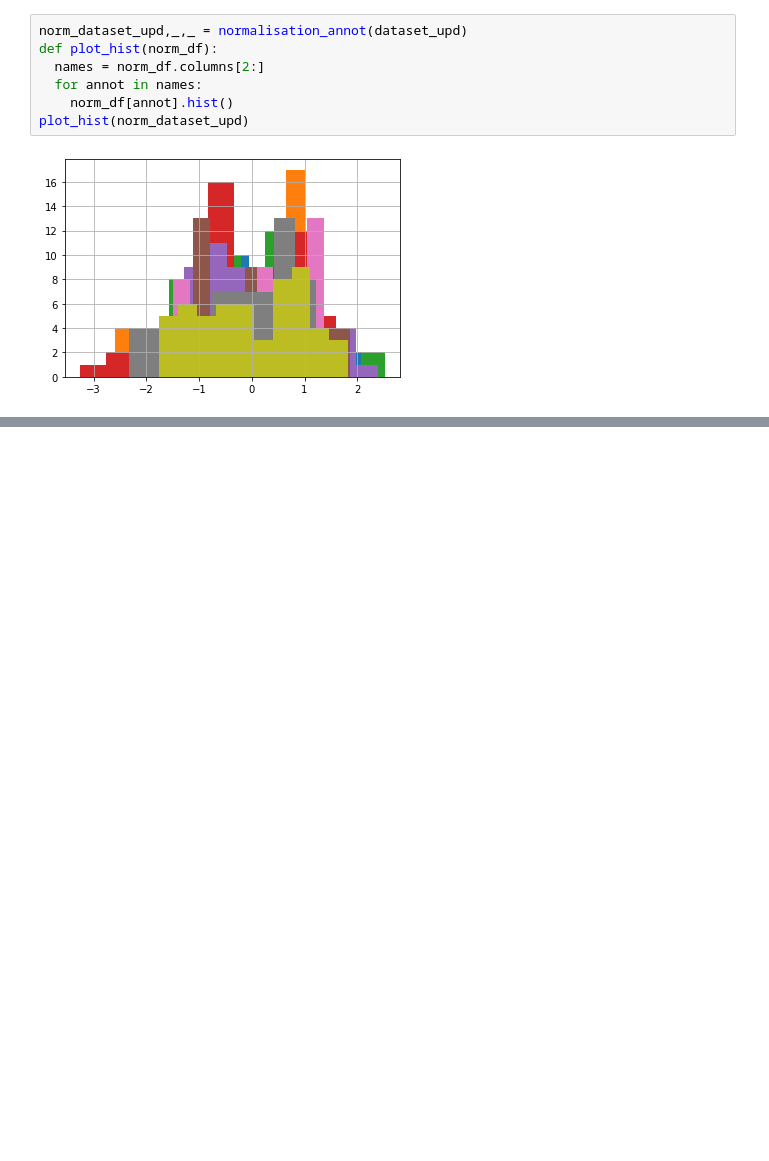
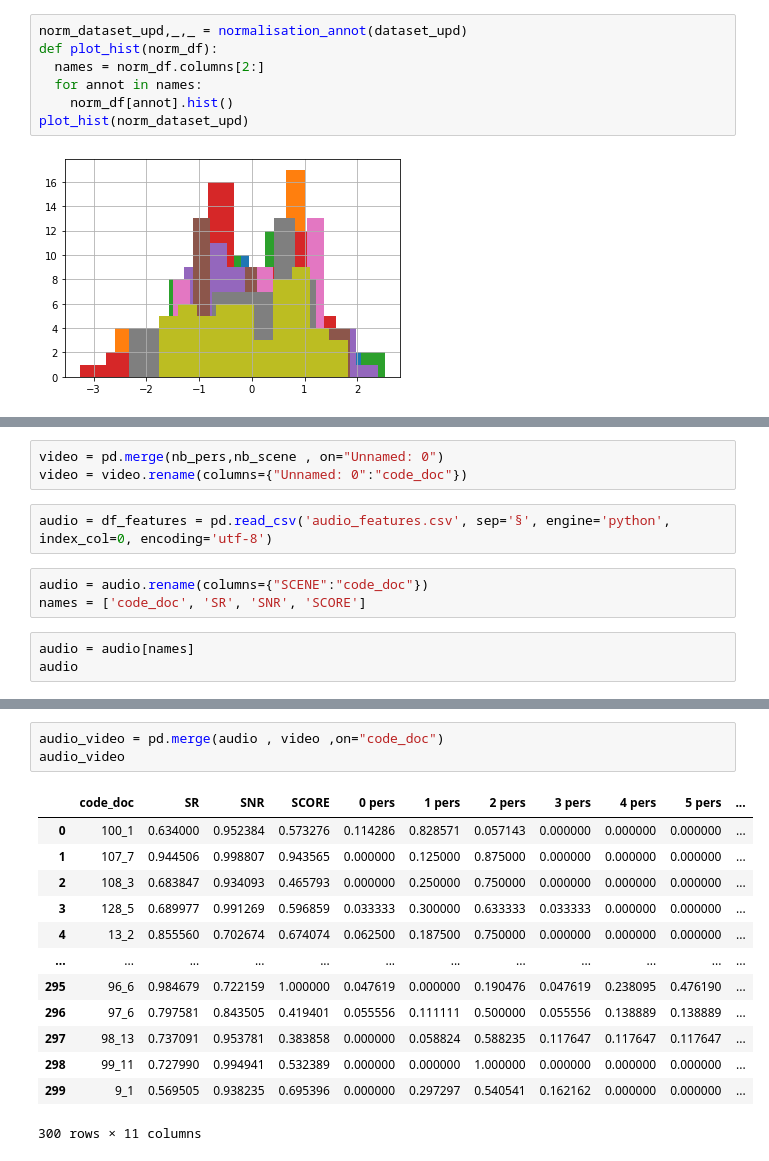
Before and after one commit to vincentnam/Project-Archean, a Jupyter notebook: ChallengeM2SID_2019.ipynb, the cells around one changed output, grey strips where cells are left out. Drawn from its saved outputs; the diff is of its cells as text; blank space fills up the shorter version.

```diff
--- a/ChallengeM2SID_2019.ipynb
+++ b/ChallengeM2SID_2019.ipynb
@@ -1471,0 +1587,11 @@ Héhé, on semble ne pas avoir de distribution normale !
+# %%
+video = pd.merge(nb_pers,nb_scene , on="Unnamed: 0")
+video = video.rename(columns={"Unnamed: 0":"code_doc"})
+# %%
+audio = df_features = pd.read_csv('audio_features.csv', sep='§', engine='python', index_col=0, encoding='utf-8')
+# %%
+audio = audio.rename(columns={"SCENE":"code_doc"})
+names = ['code_doc', 'SR', 'SNR', 'SCORE']
+# %%
+audio = audio[names]
+audio
@@ -1471,0 +1628,17 @@ Héhé, on semble ne pas avoir de distribution normale !
+# %%
+audio_video = pd.merge(audio , video ,on="code_doc")
+audio_video
+# %% [output]
+|  | code_doc | SR | SNR | SCORE | 0 pers | 1 pers | 2 pers | 3 pers | 4 pers | 5 pers | ... |
+| 0 | 100_1 | 0.634000 | 0.952384 | 0.573276 | 0.114286 | 0.828571 | 0.057143 | 0.000000 | 0.000000 | 0.000000 | ... |
+| 1 | 107_7 | 0.944506 | 0.998807 | 0.943565 | 0.000000 | 0.125000 | 0.875000 | 0.000000 | 0.000000 | 0.000000 | ... |
+| 2 | 108_3 | 0.683847 | 0.934093 | 0.465793 | 0.000000 | 0.250000 | 0.750000 | 0.000000 | 0.000000 | 0.000000 | ... |
+| 3 | 128_5 | 0.689977 | 0.991269 | 0.596859 | 0.033333 | 0.300000 | 0.633333 | 0.033333 | 0.000000 | 0.000000 | ... |
+| 4 | 13_2 | 0.855560 | 0.702674 | 0.674074 | 0.062500 | 0.187500 | 0.750000 | 0.000000 | 0.000000 | 0.000000 | ... |
+| ... | ... | ... | ... | ... | ... | ... | ... | ... | ... | ... | ... |
+| 295 | 96_6 | 0.984679 | 0.722159 | 1.000000 | 0.047619 | 0.000000 | 0.190476 | 0.047619 | 0.238095 | 0.476190 | ... |
+| 296 | 97_6 | 0.797581 | 0.843505 | 0.419401 | 0.055556 | 0.111111 | 0.500000 | 0.055556 | 0.138889 | 0.138889 | ... |
+| 297 | 98_13 | 0.737091 | 0.953781 | 0.383858 | 0.000000 | 0.058824 | 0.588235 | 0.117647 | 0.117647 | 0.117647 | ... |
+| 298 | 99_11 | 0.727990 | 0.994941 | 0.532389 | 0.000000 | 0.000000 | 1.000000 | 0.000000 | 0.000000 | 0.000000 | ... |
+| 299 | 9_1 | 0.569505 | 0.938235 | 0.695396 | 0.000000 | 0.297297 | 0.540541 | 0.162162 | 0.000000 | 0.000000 | ... |
+300 rows × 11 columns
```
Also changed, not shown: parts of 26 cells of this notebook.
